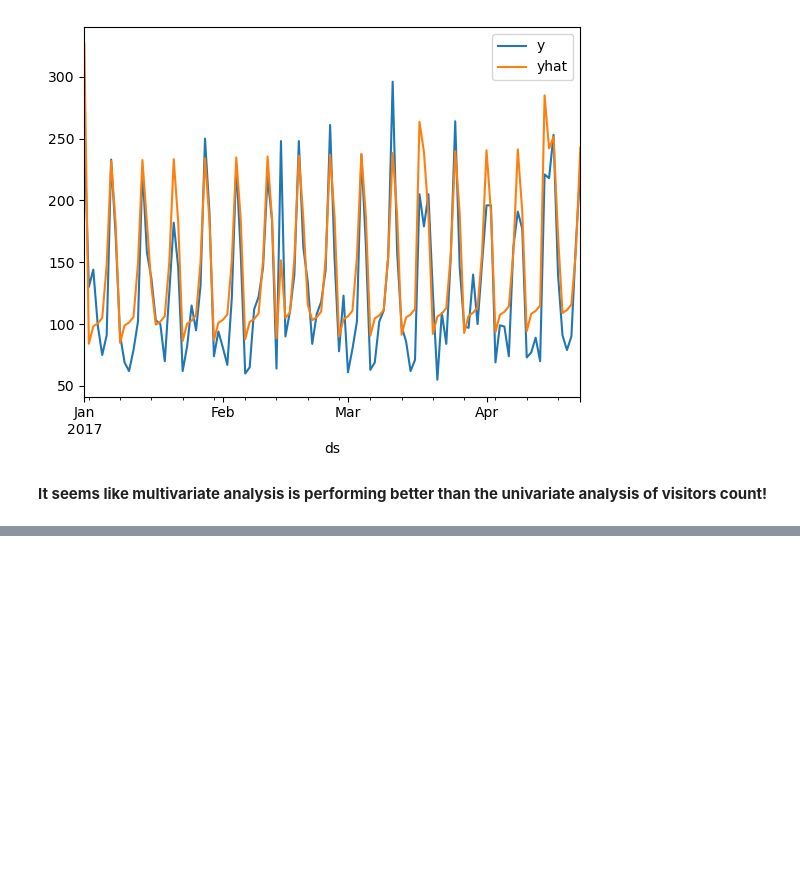
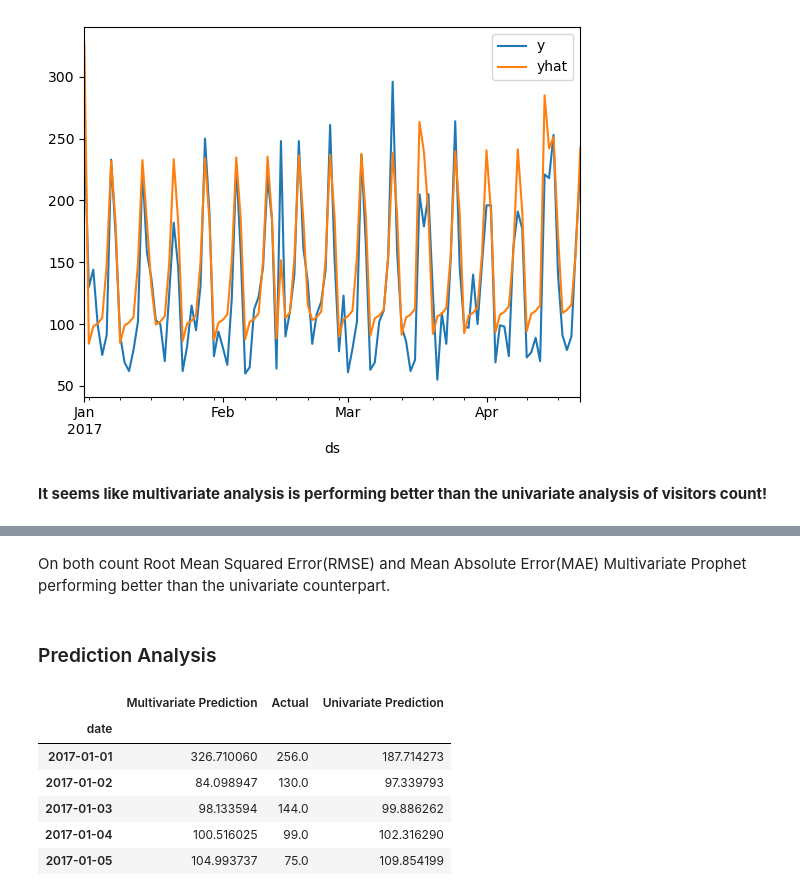
Before and after one commit to ajitsingh98/Time-Series-Analysis-and-Forecasting-with-Python, a Jupyter notebook: Time_Series_Forecasting_With_Prophet.ipynb, the cells around one changed output, grey strips where cells are left out. Cells and saved outputs as stored; diff of their text form; code cells hidden in the pictures; blank space fills up the shorter version.

```diff
--- a/Time_Series_Forecasting_With_Prophet.ipynb
+++ b/Time_Series_Forecasting_With_Prophet.ipynb
@@ -290,0 +324,21 @@ result.set_index('ds').dropna().plot()
+# %% [markdown]
+On both count Root Mean Squared Error(RMSE) and Mean Absolute Error(MAE) Multivariate Prophet performing better than the univariate counterpart.
+# %% [markdown]
+### Prediction Analysis
+# %%
+y = test[['ds', 'y']].rename({"ds":"date", "y":"Actual"}, axis=1)
+y_pred_df_multi = y_pred_df_multi.rename({"ds":"date", "yhat":"Multivariate Prediction"}, axis=1)
+y_pred_df_uni = y_pred_df_uni.rename({"ds":"date", "yhat":"Univariate Prediction"}, axis=1)
+
+plot_df = pd.merge(y_pred_df_multi, y, on=["date"], how="inner")
+plot_df = pd.merge(plot_df, y_pred_df_uni, on=["date"], how="inner").set_index("date")
+
+plot_df.head()
+# %% [output]
+|  | Multivariate Prediction | Actual | Univariate Prediction |
+| date |  |  |  |
+| 2017-01-01 | 326.710060 | 256.0 | 187.714273 |
+| 2017-01-02 | 84.098947 | 130.0 | 97.339793 |
+| 2017-01-03 | 98.133594 | 144.0 | 99.886262 |
+| 2017-01-04 | 100.516025 | 99.0 | 102.316290 |
+| 2017-01-05 | 104.993737 | 75.0 | 109.854199 |
```
Also changed, not shown: parts of 18 cells of this notebook, 2 other files.
